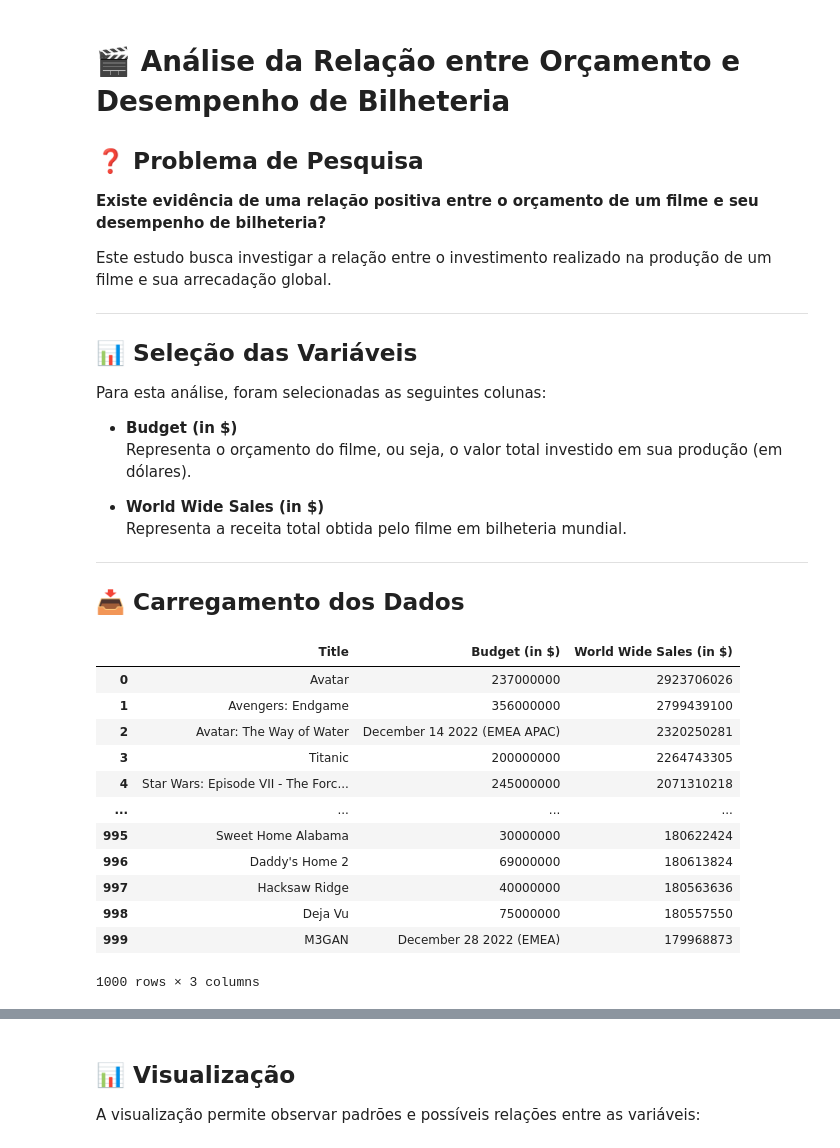
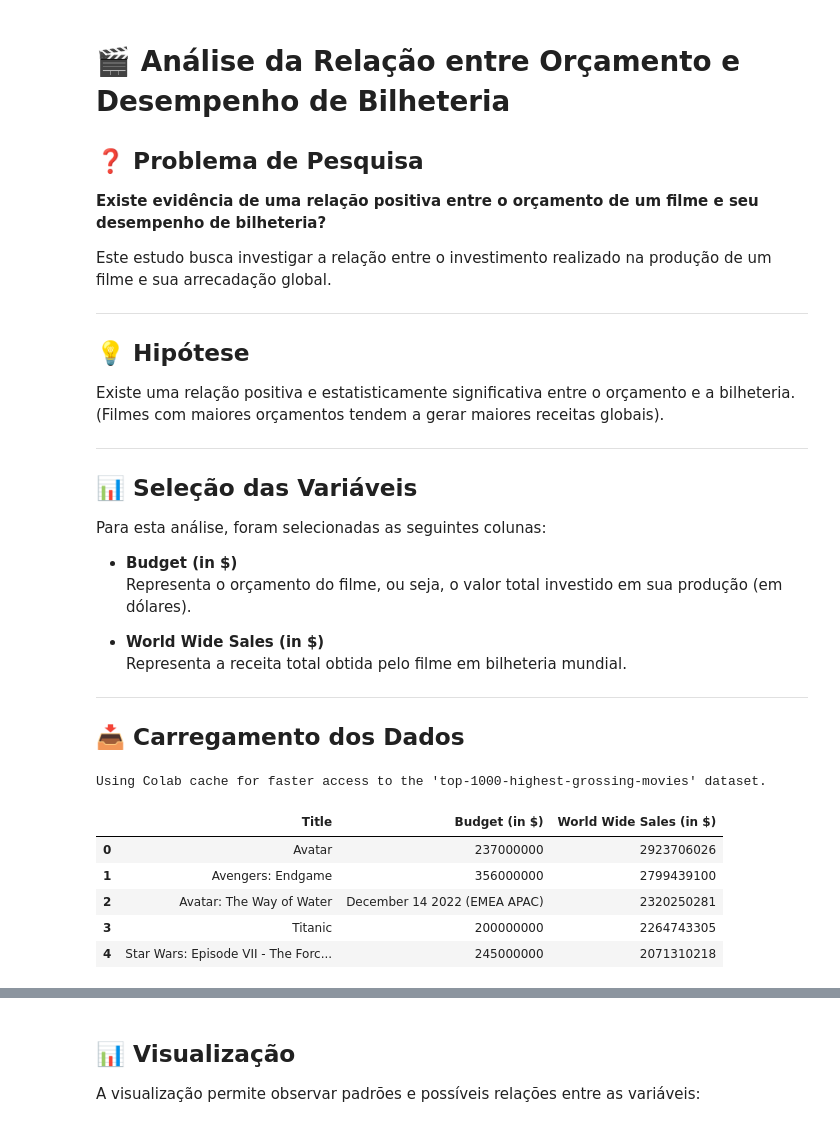
Before and after one commit to gabrielaniceto1/TrabalhoEstatistica, a Jupyter notebook: pergunta2.ipynb, the cells around one changed output, grey strips where cells are left out. Drawn from its saved outputs; the diff is of its cells as text; code cells hidden in the pictures.

```diff
--- a/pergunta2.ipynb
+++ b/pergunta2.ipynb
@@ -5,6 +5,12 @@
 **Existe evidência de uma relação positiva entre o orçamento de um filme e seu desempenho de bilheteria?**
 
 Este estudo busca investigar a relação entre o investimento realizado na produção de um filme e sua arrecadação global.
+
+---
+
+## 💡 Hipótese
+
+Existe uma relação positiva e estatisticamente significativa entre o orçamento e a bilheteria. (Filmes com maiores orçamentos tendem a gerar maiores receitas globais).
 
 ---
 
@@ -24,33 +30,27 @@ Para esta análise, foram selecionadas as seguintes colunas:
 # %%
 import pandas as pd
 import seaborn as sns
 from scipy.stats import pearsonr, spearmanr
 import matplotlib.pyplot as plt
 import kagglehub
 from kagglehub import KaggleDatasetAdapter
 import numpy as np
 
 handle = "sanjeetsinghnaik/top-1000-highest-grossing-movies"
 file_path = "Highest Holywood Grossing Movies.csv"
 
 df = kagglehub.dataset_load(KaggleDatasetAdapter.PANDAS, handle, file_path)
 
 df = df[['Title', 'Budget (in $)', 'World Wide Sales (in $)']]
-df
+display(df.head())
 # %% [output]
+Using Colab cache for faster access to the 'top-1000-highest-grossing-movies' dataset.
 |  | Title | Budget (in $) | World Wide Sales (in $) |
 | 0 | Avatar | 237000000 | 2923706026 |
 | 1 | Avengers: Endgame | 356000000 | 2799439100 |
 | 2 | Avatar: The Way of Water | December 14 2022 (EMEA APAC) | 2320250281 |
 | 3 | Titanic | 200000000 | 2264743305 |
 | 4 | Star Wars: Episode VII - The Forc... | 245000000 | 2071310218 |
-| ... | ... | ... | ... |
-| 995 | Sweet Home Alabama | 30000000 | 180622424 |
-| 996 | Daddy's Home 2 | 69000000 | 180613824 |
-| 997 | Hacksaw Ridge | 40000000 | 180563636 |
-| 998 | Deja Vu | 75000000 | 180557550 |
-| 999 | M3GAN | December 28 2022 (EMEA) | 179968873 |
-1000 rows × 3 columns
 # %% [markdown]
 ## 🧹 Tratamento dos Dados
 
```
Also changed, not shown: parts of 16 cells of this notebook.
